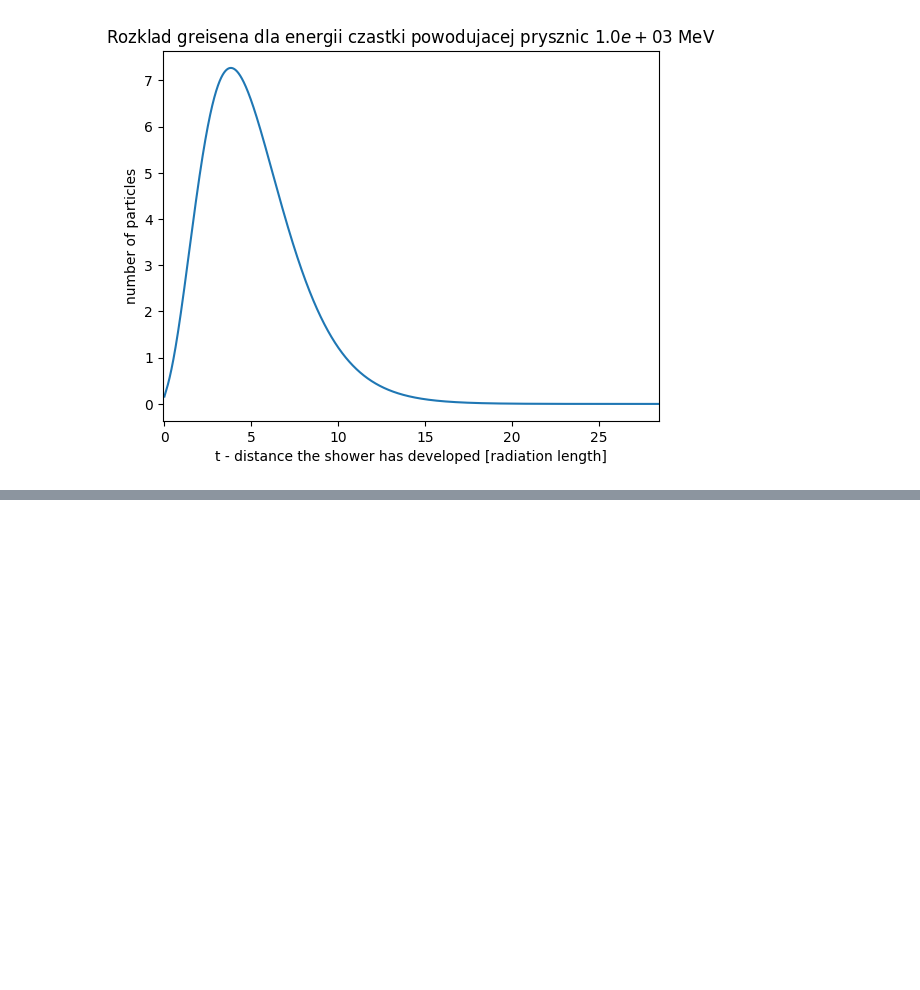
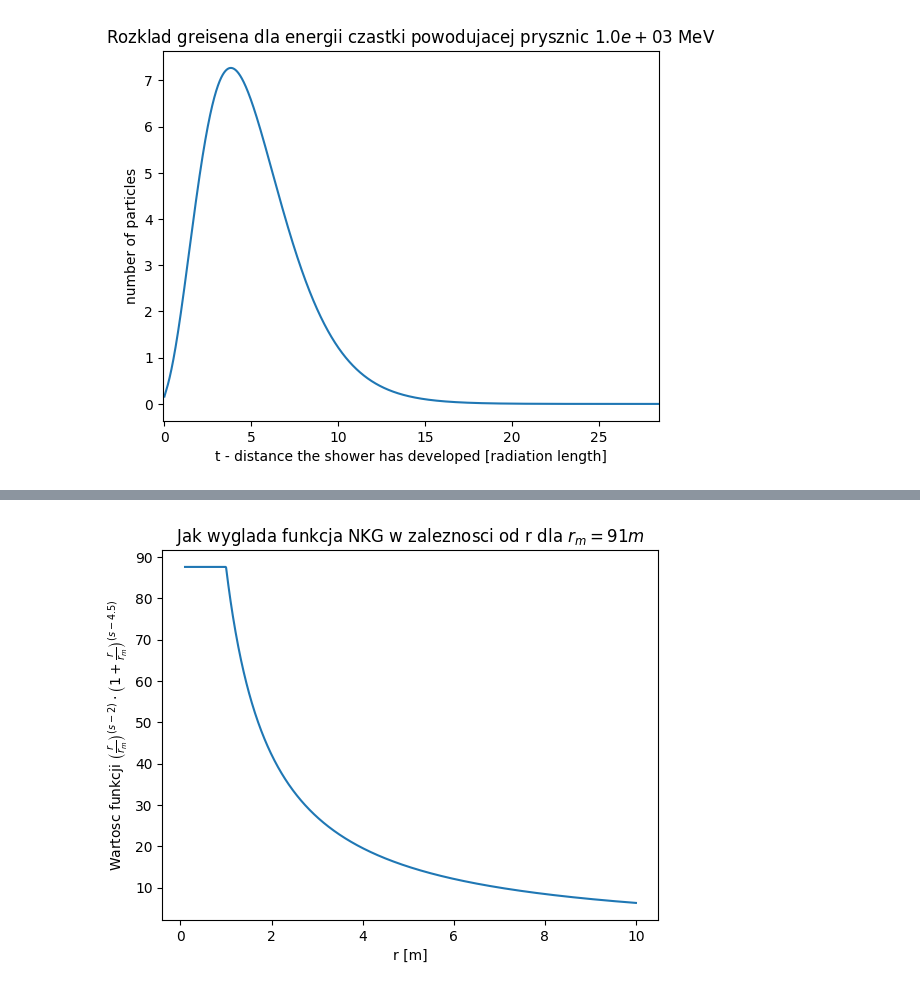
Before and after one commit to kluski777/PraktykiGAN, a Jupyter notebook: walidacja_funkcji.ipynb, the cells around one changed output, grey strips where cells are left out. Cells and saved outputs as stored; diff of their text form; code cells hidden in the pictures; blank space fills up the shorter version.

```diff
--- a/walidacja_funkcji.ipynb
+++ b/walidacja_funkcji.ipynb
@@ -37,6 +37,21 @@ def greisen(t: np.ndarray | float, E0: float = 1e3, Ec: float = 21.8):
             result[valid] = 0.31 / np.sqrt(beta0) * np.exp(t_valid * (1 - 1.5 * np.log(s)))
 
         return result
+
+
+def NKG(r: float, r_m: float = 79, s: float = 1, r_min: float = 1):
+    """
+        r - distance from the main axis
+        r_m - Molier radius: for earth 79 meters at the sea level or 91 meters above the ground
+        s - shower age allegedly 0 < s < 2 but the maximum is for s = 1
+        r_min - a point where equation stops working
+    """
+    # print(f'No kurwa co jest')
+    # print(f'{r < r_min}')
+    if r < r_min:
+        r = r_min
+    r_ratio = r/r_m
+    return (r_ratio) ** (s - 2) * (1 + r_ratio) ** (s - 4.5)
 
 
 def jakis_rozklad(x):
@@ -159,0 +175,18 @@ Liczba probek metropolis=10000, rejection-sampling=10000
+# %%
+r_m = 91
+rs = np.linspace(0.1, 10, num=1_000)
+s = 1
+
+f = []
+
+for r in rs:
+    f.append( NKG(r, r_m, s) )
+
+f = np.array(f)
+plt.title(r'Jak wyglada funkcja NKG w zaleznosci od r dla $r_m = 91 m$')
+plt.xlabel('r [m]')
+plt.ylabel(r'Wartosc funkcji $\left(\frac{r}{r_m}\right)^{(s - 2)} \cdot \left(1 + \frac{r}{r_m}\right)^{(s - 4.5)}$')
+plt.plot(rs, f)
+plt.savefig('./Wykresy/Walidacja/NKG.jpg')
+# %% [output]
+[figure, added]
```
Also changed, not shown: parts of 3 cells of this notebook, 18 other files.
